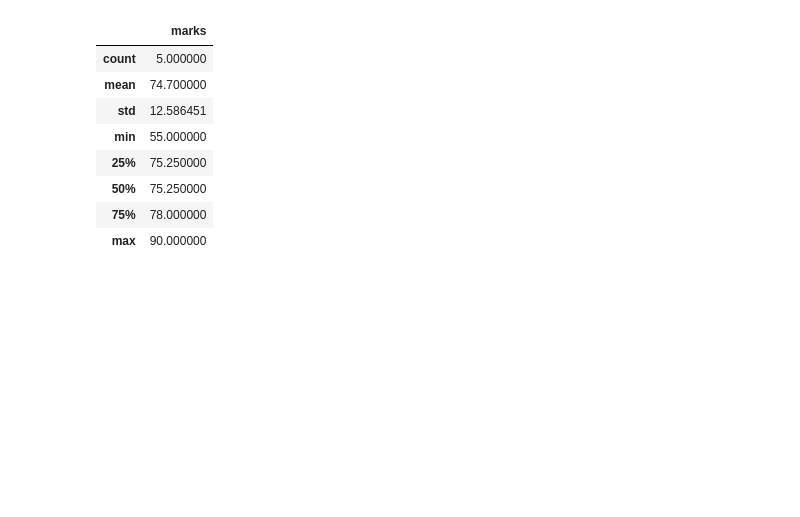
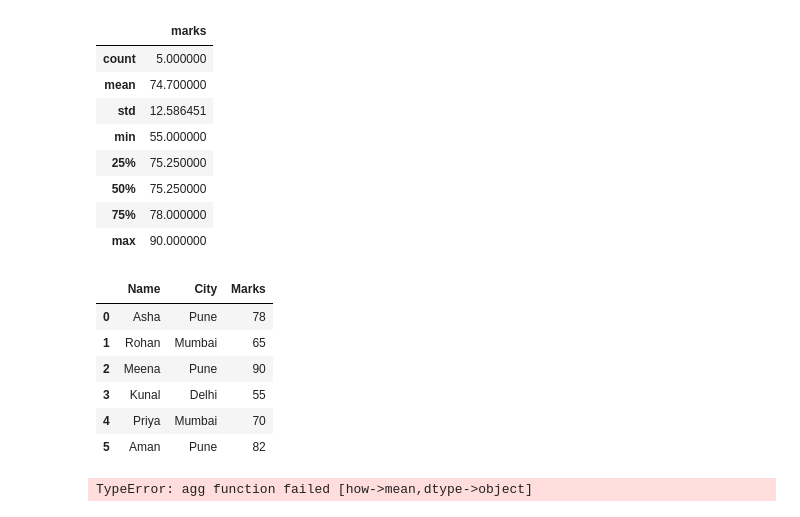
Before and after one commit to Medhanw/data-analytics-roadmap, a Jupyter notebook: Month2_Python/pandas_intro.ipynb, the cells around one changed output. Saved outputs shown, nothing was run; the diff lists cells and outputs as text; code cells hidden in the pictures; blank space fills up the shorter version.

```diff
--- a/Month2_Python/pandas_intro.ipynb
+++ b/Month2_Python/pandas_intro.ipynb
@@ -229,3 +229,27 @@ memory usage: 160.0+ bytes
 | 50% | 75.250000 |
 | 75% | 78.000000 |
 | max | 90.000000 |
+# %%
+#GROUPBY
+import pandas as pd
+data = {
+    "Name": ["Asha", "Rohan", "Meena", "Kunal", "Priya", "Aman"],
+    "City": ["Pune", "Mumbai", "Pune", "Delhi", "Mumbai", "Pune"],
+    "Marks": [78, 65, 90, 55, 70, 82]
+}
+
+df = pd.DataFrame(data)
+
+df
+# %% [output]
+|  | Name | City | Marks |
+| 0 | Asha | Pune | 78 |
+| 1 | Rohan | Mumbai | 65 |
+| 2 | Meena | Pune | 90 |
+| 3 | Kunal | Delhi | 55 |
+| 4 | Priya | Mumbai | 70 |
+| 5 | Aman | Pune | 82 |
+# %%
+df.groupby("City").mean()
+# %% [output]
+TypeError: agg function failed [how->mean,dtype->object]
```
Also changed, not shown: parts of 4 cells of this notebook.
